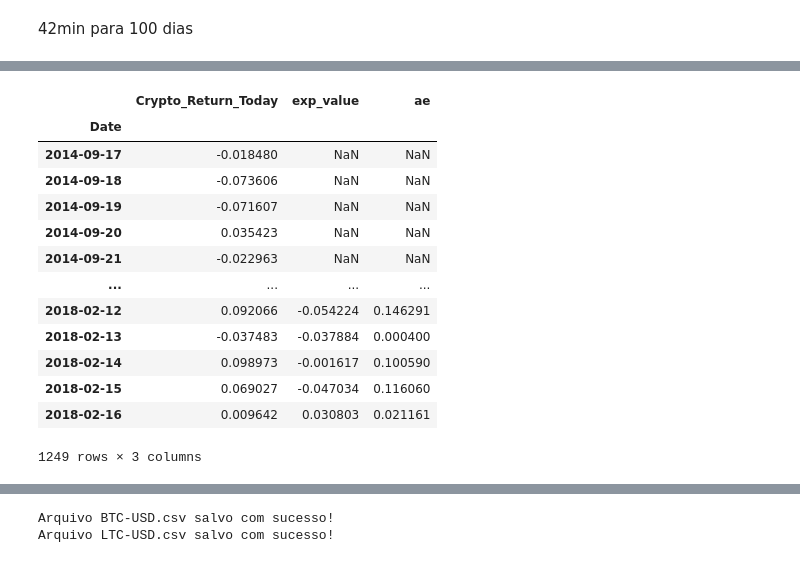
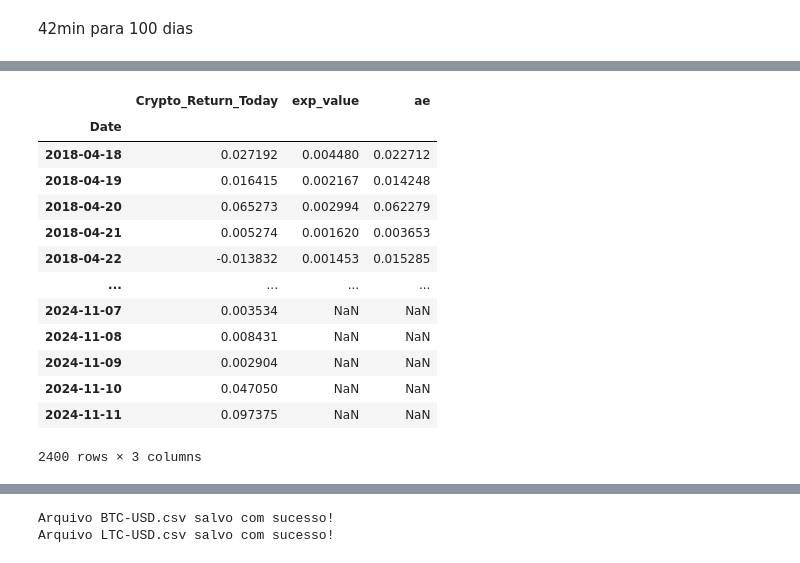
Before and after one commit to JoaoDelVecchio/Quantamental, a Jupyter notebook: Código/Escolha da Arquitetura/Arquitetura_1/Arquitetura_1.ipynb, the cells around one changed output, grey strips where cells are left out. Cells and saved outputs as stored; diff of their text form; code cells hidden in the pictures.

```diff
--- a/Código/Escolha da Arquitetura/Arquitetura_1/Arquitetura_1.ipynb
+++ b/Código/Escolha da Arquitetura/Arquitetura_1/Arquitetura_1.ipynb
@@ -259,18 +206,19 @@ from tensorflow.keras.layers import LSTM, Dense, Dropout, BatchNormalization, In
 from tensorflow.keras.optimizers import Adam, RMSprop
 from tensorflow.keras.regularizers import l2
 from tensorflow.keras.callbacks import ReduceLROnPlateau
-# Arquitetura 1 e 2:
+
+
 def create_model(a, b):
     model = Sequential([
         Input(shape=(a, b)),
-        LSTM(units=64, return_sequences=True, kernel_regularizer=l2(0.002)),
+        LSTM(units=64, return_sequences=True),# kernel_regularizer=l2(0.002)),
         Dropout(0.3),
         BatchNormalization(),
         LSTM(units=32, return_sequences=False),
         Dropout(0.3),
         Dense(units=1)
     ])
-    optimizer = RMSprop(learning_rate=1e-3)
+    optimizer = RMSprop(learning_rate=1e-5)
     model.compile(optimizer=optimizer, loss='mean_squared_error')
     return model
 # %%
@@ -291,9 +239,14 @@ def Model(df, time_step, features, model=None):
     X_lstm = np.array(X_lstm)
     y_lstm = np.array(y_lstm)
 
+    # Conjunto de validação - primeiros 30 elementos
+    X_val = X_lstm[-20:-1]
+    y_val = y_lstm[-20:-1]
+    y_val = pd.DataFrame(y_val)[features - 1].to_numpy().reshape((len(y_val), 1))
+
     # Separar o X_train (todos exceto o último elemento)
-    X_train = X_lstm[:-1]
-    y_train = y_lstm[:-1]
+    X_train = X_lstm[:-20]
+    y_train = y_lstm[:-20]
     y_train = pd.DataFrame(y_train)[features - 1].to_numpy()
     y_train = y_train.reshape((len(y_train), 1))
     y_train.shape
@@ -311,9 +264,9 @@ def Model(df, time_step, features, model=None):
     #reduce_lr = ReduceLROnPlateau(monitor='loss', factor=0.5, patience=3, min_lr=1e-6, verbose=0)
     #model.fit(X_train, y_train, epochs=200, batch_size=32, verbose=0, callbacks=[reduce_lr])
 
-
+    early_stopping = EarlyStopping(monitor='val_loss', patience=40, restore_best_weights=True)
     # Arquitetura 2:
-    model.fit(X_train, y_train, epochs=200, verbose=0)
+    model.fit(X_train, y_train, validation_data=(X_val, y_val), epochs= 300, verbose=0, callbacks=[early_stopping])
     # Fazer a previsão
     y_hat_scaled = model.predict(X_test)
 
@@ -351,5 +304,5 @@ test_target['LTC-USD'][2250]
 # %%
-aux = data_complete['LTC-USD'].loc['2017-11-08':'2018-09-04']
+aux = data_complete['LTC-USD'].loc['2017-06-01':'2019-10-31']
 num_positive = (aux['Crypto_Return_Today'] > 0).sum()
 num_negative = (aux['Crypto_Return_Today'] < 0).sum()
 
@@ -373,7 +331,7 @@ Numero de Quedas :  161    |    53.48837209302326 %
 # Função que processa cada criptomoeda (paralelismo será aplicado aqui)
 def process_crypto(crypto, data, test_target, data_complete, time_step, features):
     # Criar um modelo para cada criptomoeda
-    for day in range(2450, 2550):
+    for day in range(2200, 2400):
         model = create_model(time_step, features)
 
         df_train = data[crypto][day].copy()  # df é uma tabela de 300 linhas e uma coluna
@@ -541,21 +553,21 @@ data_aux['BTC-USD'].dropna()
 # %%
-data_aux['BTC-USD'][-2450:]
-data_complete['BTC-USD'][:-2450]
+data_aux['BTC-USD'][:-2400]
+data_complete['BTC-USD'][-2400:]
 # %% [output]
 |  | Crypto_Return_Today | exp_value | ae |
 | Date |  |  |  |
-| 2014-09-17 | -0.018480 | NaN | NaN |
-| 2014-09-18 | -0.073606 | NaN | NaN |
-| 2014-09-19 | -0.071607 | NaN | NaN |
-| 2014-09-20 | 0.035423 | NaN | NaN |
-| 2014-09-21 | -0.022963 | NaN | NaN |
+| 2018-04-18 | 0.027192 | 0.004480 | 0.022712 |
+| 2018-04-19 | 0.016415 | 0.002167 | 0.014248 |
+| 2018-04-20 | 0.065273 | 0.002994 | 0.062279 |
+| 2018-04-21 | 0.005274 | 0.001620 | 0.003653 |
+| 2018-04-22 | -0.013832 | 0.001453 | 0.015285 |
 | ... | ... | ... | ... |
-| 2018-02-12 | 0.092066 | -0.054224 | 0.146291 |
-| 2018-02-13 | -0.037483 | -0.037884 | 0.000400 |
-| 2018-02-14 | 0.098973 | -0.001617 | 0.100590 |
-| 2018-02-15 | 0.069027 | -0.047034 | 0.116060 |
-| 2018-02-16 | 0.009642 | 0.030803 | 0.021161 |
+| 2024-11-07 | 0.003534 | NaN | NaN |
+| 2024-11-08 | 0.008431 | NaN | NaN |
+| 2024-11-09 | 0.002904 | NaN | NaN |
+| 2024-11-10 | 0.047050 | NaN | NaN |
+| 2024-11-11 | 0.097375 | NaN | NaN |
-1249 rows × 3 columns
+2400 rows × 3 columns
 # %%
 for crypto in cryptos:
     df_aux = data_complete[crypto]
```
Also changed, not shown: parts of 20 cells of this notebook, 39 other files.
